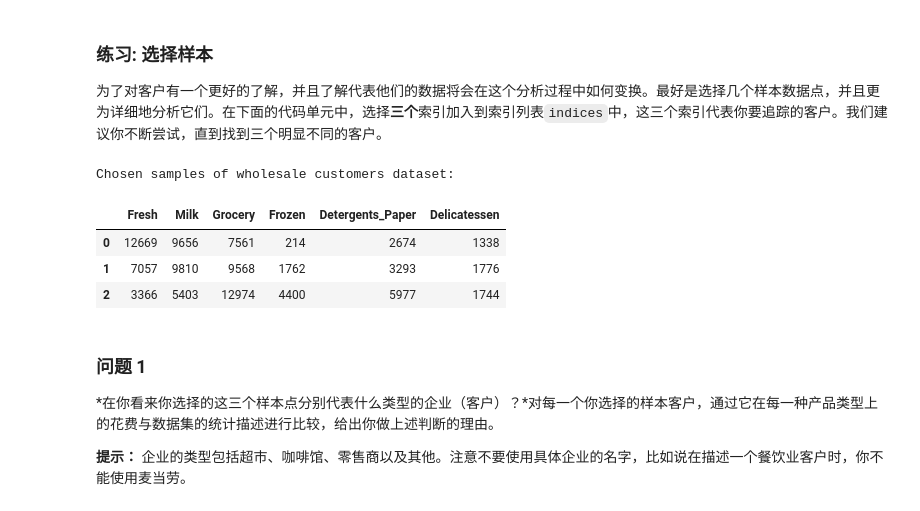
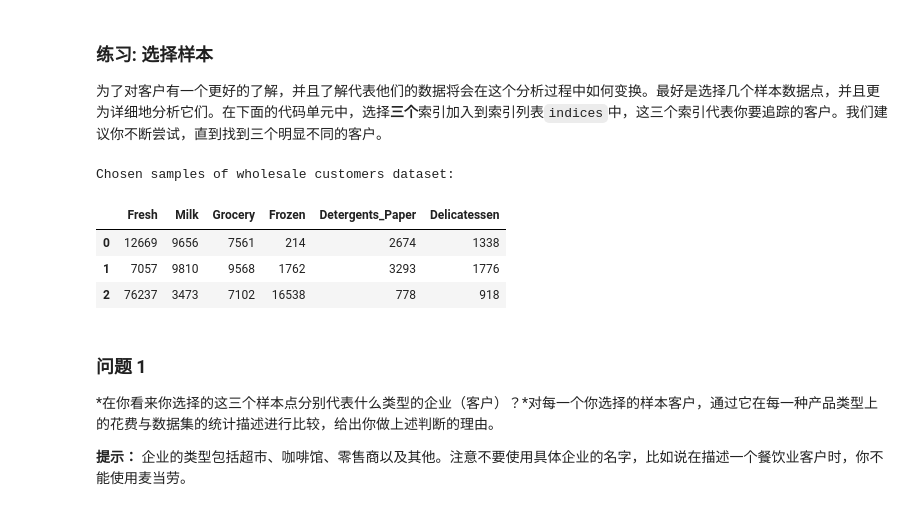
Before and after one commit to meizeidexzh/machinelearning-1, a Jupyter notebook: creating_customer_segments/customer_segments.ipynb, the cells around one changed output. Drawn from its saved outputs; the diff is of its cells as text; code cells hidden in the pictures.

```diff
--- a/creating_customer_segments/customer_segments.ipynb
+++ b/creating_customer_segments/customer_segments.ipynb
@@ -63,18 +63,18 @@ display(data.describe())
 为了对客户有一个更好的了解，并且了解代表他们的数据将会在这个分析过程中如何变换。最好是选择几个样本数据点，并且更为详细地分析它们。在下面的代码单元中，选择**三个**索引加入到索引列表`indices`中，这三个索引代表你要追踪的客户。我们建议你不断尝试，直到找到三个明显不同的客户。
 # %%
 # TODO：从数据集中选择三个你希望抽样的数据点的索引
-indices = [0,1,10]
+indices = [0,1,125]
 
 # 为选择的样本建立一个DataFrame
 samples = pd.DataFrame(data.loc[indices], columns = data.keys()).reset_index(drop = True)
 print "Chosen samples of wholesale customers dataset:"
 display(samples)
 # %% [output]
 Chosen samples of wholesale customers dataset:
 |  | Fresh | Milk | Grocery | Frozen | Detergents_Paper | Delicatessen |
 | 0 | 12669 | 9656 | 7561 | 214 | 2674 | 1338 |
 | 1 | 7057 | 9810 | 9568 | 1762 | 3293 | 1776 |
-| 2 | 3366 | 5403 | 12974 | 4400 | 5977 | 1744 |
+| 2 | 76237 | 3473 | 7102 | 16538 | 778 | 918 |
 # %% [markdown]
 ### 问题 1
 *在你看来你选择的这三个样本点分别代表什么类型的企业（客户）？*对每一个你选择的样本客户，通过它在每一种产品类型上的花费与数据集的统计描述进行比较，给出你做上述判断的理由。
```
Also changed, not shown: parts of 18 cells of this notebook.
